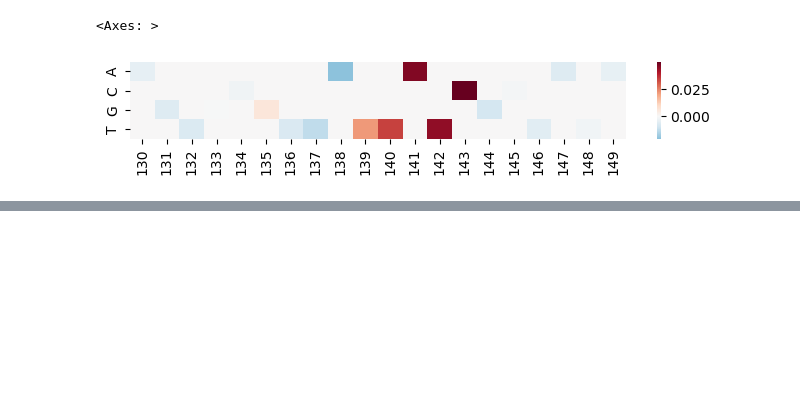
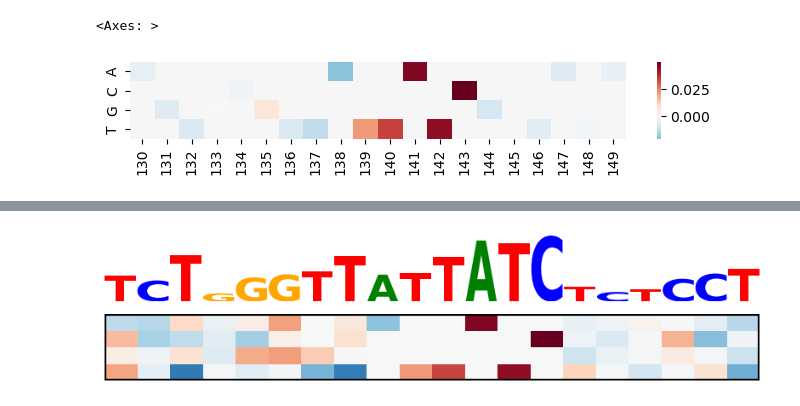
Before and after one commit to zrcjessica/ensemble_distillation, a Jupyter notebook: sample_motif_map.ipynb, the cells around one changed output, grey strips where cells are left out. Cells and saved outputs as stored; diff of their text form; code cells hidden in the pictures; blank space fills up the shorter version.

```diff
--- a/sample_motif_map.ipynb
+++ b/sample_motif_map.ipynb
@@ -45,0 +55,22 @@ fig.savefig("../sample_motif_analysis.png", dpi=300)
+# %%
+fig, axs = plt.subplots(2,1, figsize=(8,2))
+
+noisy_motif = noisy_sample.abs()
+# mask
+m = np.zeros_like((noisy_motif*2).values)
+m[np.arange(len((noisy_motif*2))), (noisy_motif*2).values.argmax(1)] = 1
+noisy_motif_masked = noisy_motif*2*m
+logomaker.Logo(noisy_motif_masked, ax=axs[0])
+axs[0].axis('off')
+sns.heatmap(noisy_sample.transpose(), cmap='RdBu_r', center=0, ax=axs[1], cbar=False)
+axs[1].set_xticks([])
+axs[1].set_yticks([])
+axs[1].axhline(y=0, color='k',linewidth=3)
+axs[1].axhline(y=noisy_sample.transpose().shape[0], color='k',linewidth=3)
+axs[1].axvline(x=0, color='k',linewidth=3)
+axs[1].axvline(x=noisy_sample.transpose().shape[1], color='k',linewidth=3)
+fig.tight_layout()
+fig.show()
+fig.savefig("../sample_motif_analysis_noisy.pdf")
+# %% [output]
+[figure, added]
```
Also changed, not shown: parts of 6 cells of this notebook, 17 other files.
